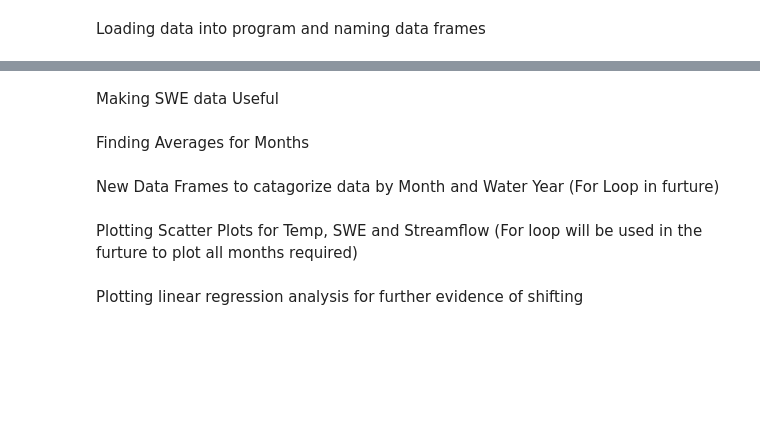
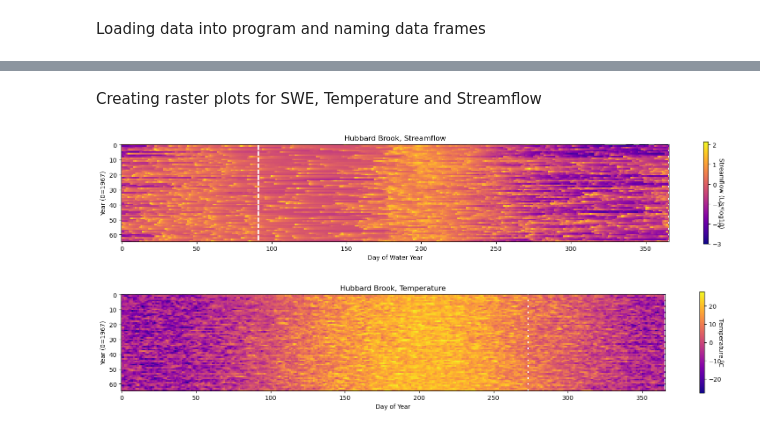
Before and after one commit to briangenet/Genet-Final-Project, a Jupyter notebook: 896 Class Project.ipynb, the cells around one changed output, grey strips where cells are left out. Cells and saved outputs as stored; diff of their text form; code cells hidden in the pictures; blank space fills up the shorter version.

```diff
--- a/896 Class Project.ipynb
+++ b/896 Class Project.ipynb
@@ -75,0 +104,23 @@ Creating Plots for raw datap
+# %%
+#%% Creating a single data frame for all data with function
+def reshape(df,col,doy):
+# Reshape dtreamflow data to separate each year
+    df=df.resample('D').mean()
+
+    #Interpolate to fill in NaN values
+    df_interp=df.interpolate(method='linear', limit=20)
+
+    # Reshape SWE data to separate each year
+    df_interp=df_interp.resample('D').mean()
+
+    #Fill in nan values to 0
+    df_interp.replace([np.nan],0,inplace=True)
+
+    #Reshaped table for raster plots
+    reshaped = df_interp.pivot_table(index='wateryear',columns=doy,values=col)
+    return reshaped
+
+#Running functions for each data set
+t_reshaped=reshape(data,'Average Temp','dayofyear')
+swe_reshaped=reshape(data,'swe','dayofwateryear')
+q_reshaped=reshape(data,'discharge_L/s','dayofwateryear')
@@ -136,2 +191,0 @@ fig.autofmt_xdate()
-# %% [markdown]
-Making SWE data Useful
@@ -141,2 +191,0 @@ data_swe['swe_diff']=data_swe['swe'].diff()
-# %% [markdown]
-Finding Averages for Months
@@ -170,2 +191,0 @@ data_swe_monthly = data_swe.groupby(['wateryear','month'], as_index=False)['swe'
-# %% [markdown]
-New Data Frames to catagorize data by Month and Water Year (For Loop in furture)
@@ -196,2 +191,0 @@ q_jan = data_q_monthly.loc[data_q_monthly['month']==1,['wateryear','discharge_cf
-# %% [markdown]
-Plotting Scatter Plots for Temp, SWE and Streamflow (For loop will be used in the furture to plot all months required)
@@ -240,2 +192,27 @@ ax1.set_title('Experimental Forest, NH')
-# %% [markdown]
-Plotting linear regression analysis for further evidence of shifting
+# %% [markdown]
+Creating raster plots for SWE, Temperature and Streamflow
+# %%
+#%% Plotting raster for Streamflow
+fig, ax = plt.subplots(figsize=(20, 3)) #plot figure with size
+a=ax.imshow(np.log10(q_reshaped), cmap=mpl.colormaps['plasma']) #data for plot and color bar colors
+f=fig.colorbar(a,ax = ax) #making color bar
+# Add plot components
+ax.set_xlabel('Day of Water Year')                    # x-axis label
+ax.set_ylabel('Year (0=1967)')                        # y-axis label
+ax.set_title('Hubbard Brook, Streamflow')              # figure title
+f.set_label('Streamflow (L/s*log10)', rotation=270)    #colorbar label
+# %% [output]
+[figure, added]
+# %%
+#%% Raster for Temperature
+fig, ax = plt.subplots(figsize=(20, 3)) #plot figure with size
+c=ax.imshow((t_reshaped), cmap=mpl.colormaps['plasma']) #data for plot and color bar colors
+f=fig.colorbar(c,ax = ax)
+
+# Add plot components
+ax.set_xlabel('Day of Year')                    # x-axis label
+ax.set_ylabel('Year (0=1967)')                  # y-axis label
+ax.set_title('Hubbard Brook, Temperature')           # figure title
+f.set_label('Temperature $^o$C', rotation=270)        #colorbar label
+# %% [output]
+[figure, added]
```
Also changed, not shown: parts of 24 cells of this notebook.
